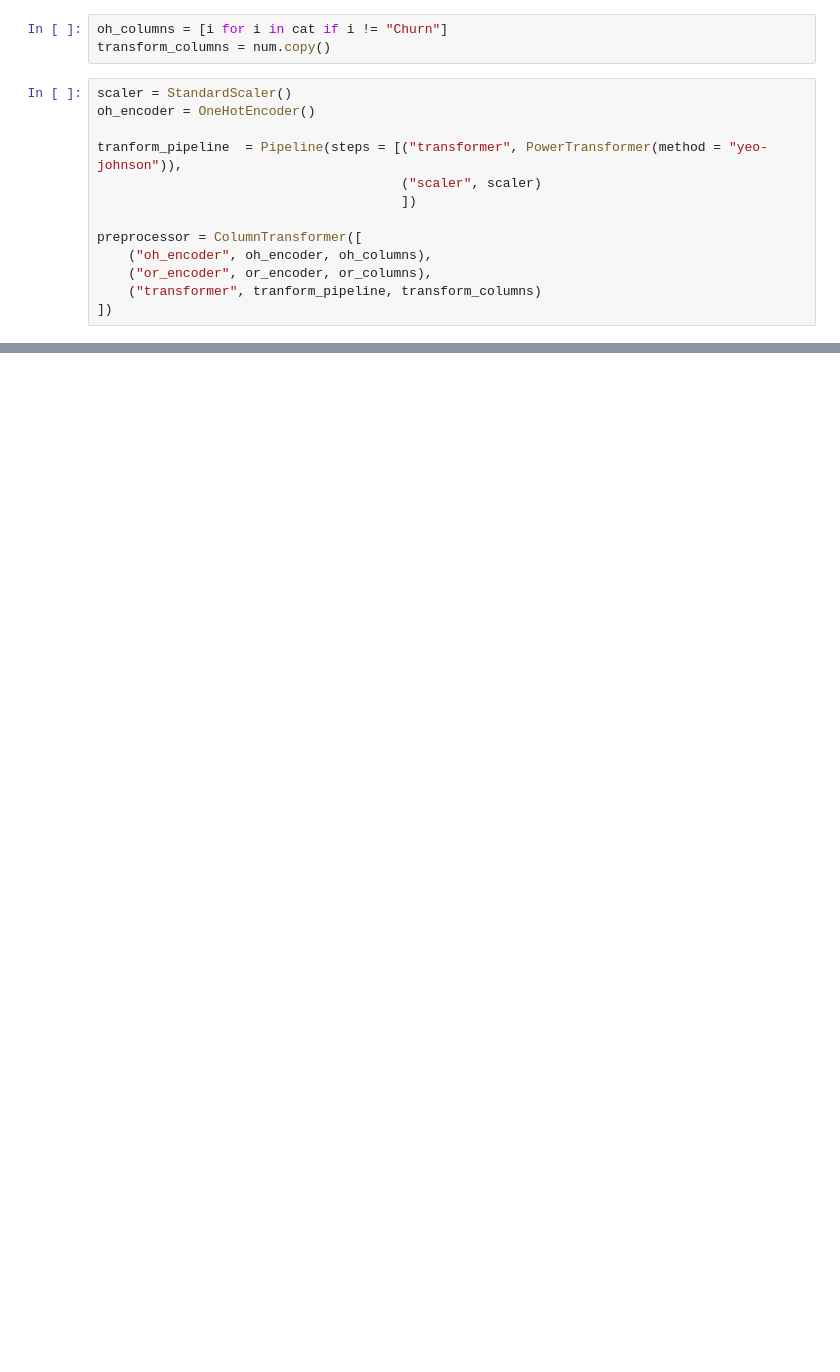
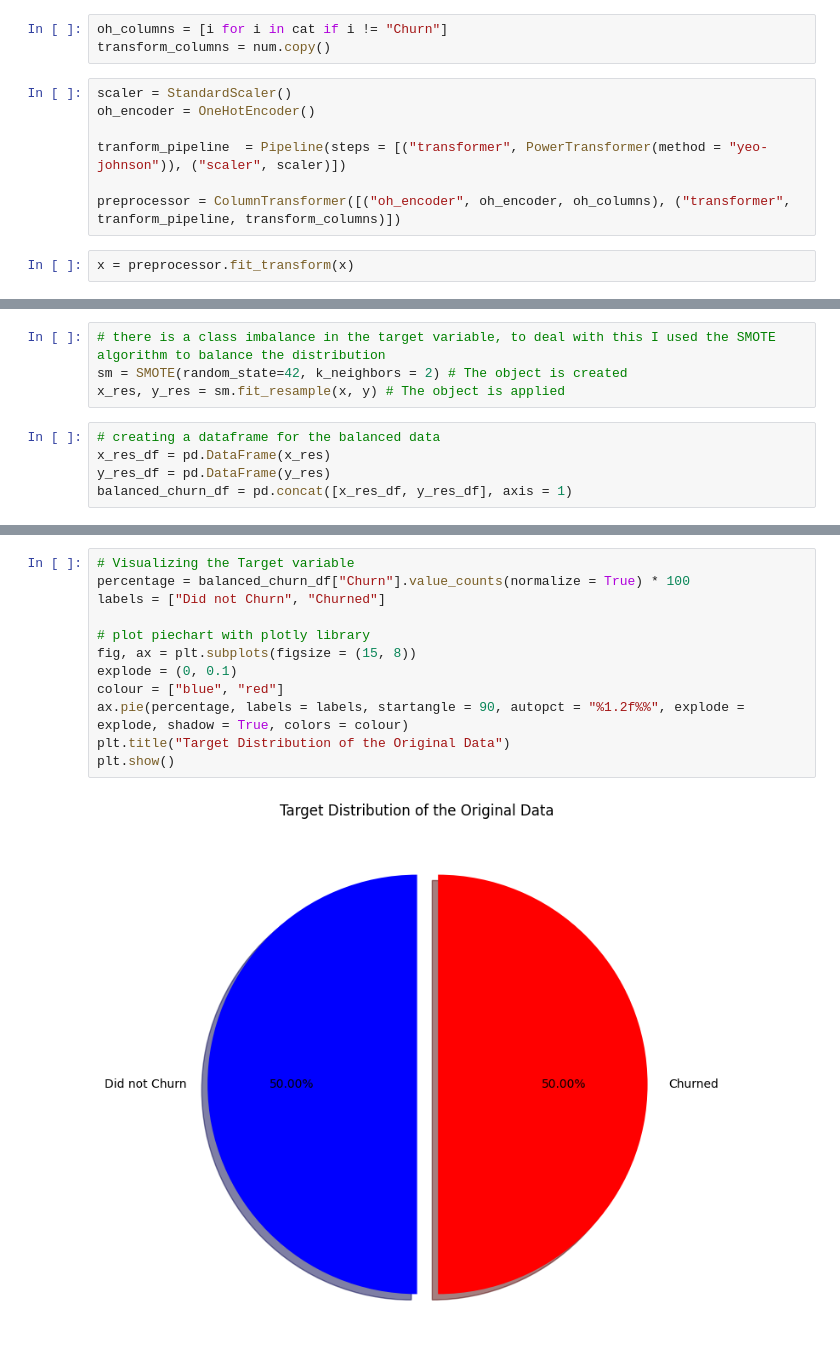
Before and after one commit to Kazeem-Bello/customer_chun, a Jupyter notebook: main.ipynb, the cells around one changed output, grey strips where cells are left out. Drawn from its saved outputs; the diff is of its cells as text; blank space fills up the shorter version.

```diff
--- a/main.ipynb
+++ b/main.ipynb
@@ -408,12 +355,8 @@ transform_columns = num.copy()
 scaler = StandardScaler()
 oh_encoder = OneHotEncoder()
 
-tranform_pipeline  = Pipeline(steps = [("transformer", PowerTransformer(method = "yeo-johnson")),
-                                       ("scaler", scaler)
-                                       ])
+tranform_pipeline  = Pipeline(steps = [("transformer", PowerTransformer(method = "yeo-johnson")), ("scaler", scaler)])
 
-preprocessor = ColumnTransformer([
-    ("oh_encoder", oh_encoder, oh_columns),
-    ("or_encoder", or_encoder, or_columns),
-    ("transformer", tranform_pipeline, transform_columns)
-])
+preprocessor = ColumnTransformer([("oh_encoder", oh_encoder, oh_columns), ("transformer", tranform_pipeline, transform_columns)])
+# %%
+x = preprocessor.fit_transform(x)
@@ -419,0 +379,9 @@ preprocessor = ColumnTransformer([
+# %%
+# there is a class imbalance in the target variable, to deal with this I used the SMOTE algorithm to balance the distribution
+sm = SMOTE(random_state=42, k_neighbors = 2) # The object is created
+x_res, y_res = sm.fit_resample(x, y) # The object is applied
+# %%
+# creating a dataframe for the balanced data
+x_res_df = pd.DataFrame(x_res)
+y_res_df = pd.DataFrame(y_res)
+balanced_churn_df = pd.concat([x_res_df, y_res_df], axis = 1)
@@ -419,0 +392,14 @@ preprocessor = ColumnTransformer([
+# %%
+# Visualizing the Target variable
+percentage = balanced_churn_df["Churn"].value_counts(normalize = True) * 100
+labels = ["Did not Churn", "Churned"]
+
+# plot piechart with plotly library
+fig, ax = plt.subplots(figsize = (15, 8))
+explode = (0, 0.1)
+colour = ["blue", "red"]
+ax.pie(percentage, labels = labels, startangle = 90, autopct = "%1.2f%%", explode = explode, shadow = True, colors = colour)
+plt.title("Target Distribution of the Original Data")
+plt.show()
+# %% [output]
+[figure, added]
```
Also changed, not shown: parts of 26 cells of this notebook, 4 other files.
